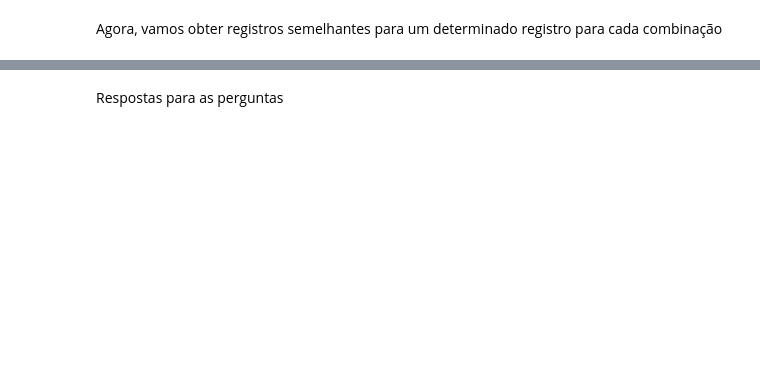
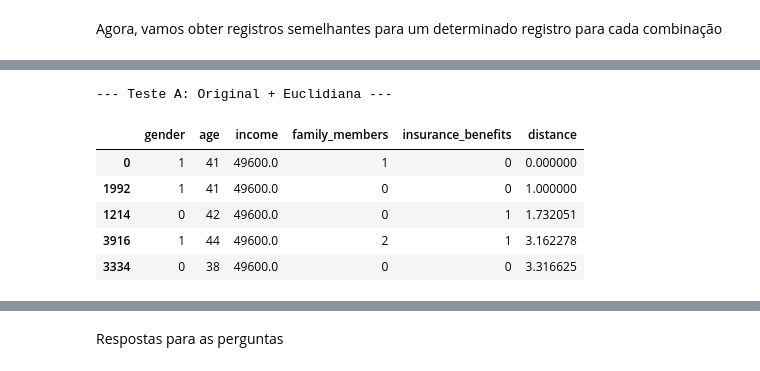
Before and after one commit to Angelaidt/Projeto-11-Companhia-de-Seguros, a Jupyter notebook: notebook_sprint_11.ipynb, the cells around one changed output, grey strips where cells are left out. Saved outputs shown, nothing was run; the diff lists cells and outputs as text; code cells hidden in the pictures; blank space fills up the shorter version.

```diff
--- a/notebook_sprint_11.ipynb
+++ b/notebook_sprint_11.ipynb
@@ -163,7 +164,7 @@ Responda às perguntas:
 # %%
 feature_names = ['gender', 'age', 'income', 'family_members']
 # %%
-def get_knn(df, n, k, metric):
+def get_knn(df, n, k, metric):   #define a função - n indice do objeto, k numero de vizinhos
 
     """
     Retorna os vizinhos mais próximos de k
@@ -174,8 +175,9 @@ def get_knn(df, n, k, metric):
     :param metric: nome da métrica de distância
     """
 
-    nbrs = # <escreva seu código aqui>
-    nbrs_distances, nbrs_indices = nbrs.kneighbors([df.iloc[n][feature_names]], k, return_distance=True)
+    nbrs = NearestNeighbors(n_neighbors=k, metric=metric, algorithm='brute') # configura o modelo de vizinhos mais próximos com a métrica desejada(manhattan, euclidiana, etc)
+    nbrs.fit(df[feature_names]) # treina o modelo com os dados do dataframe
+    nbrs_distances, nbrs_indices = nbrs.kneighbors([df.iloc[n][feature_names]], k, return_distance=True) # encontra os k vizinhos mais próximos do objeto n
 
     df_res = pd.concat([
         df.iloc[nbrs_indices[0]],
@@ -207,0 +219,13 @@ Agora, vamos obter registros semelhantes para um determinado registro para cada
+# %%
+# Teste A: Não Escalonado + Euclidiana
+print("--- Teste A: Original + Euclidiana ---")
+teste_1 = get_knn(df, n=0, k=5, metric='euclidean') #n=0 (primeiro objeto), k=5 (5 vizinhos mais próximos), métrica euclidiana
+display(teste_1)
+# %% [output]
+--- Teste A: Original + Euclidiana ---
+|  | gender | age | income | family_members | insurance_benefits | distance |
+| 0 | 1 | 41 | 49600.0 | 1 | 0 | 0.000000 |
+| 1992 | 1 | 41 | 49600.0 | 0 | 0 | 1.000000 |
+| 1214 | 0 | 42 | 49600.0 | 0 | 1 | 1.732051 |
+| 3916 | 1 | 44 | 49600.0 | 2 | 1 | 3.162278 |
+| 3334 | 0 | 38 | 49600.0 | 0 | 0 | 3.316625 |
```
Also changed, not shown: parts of 12 cells of this notebook.
